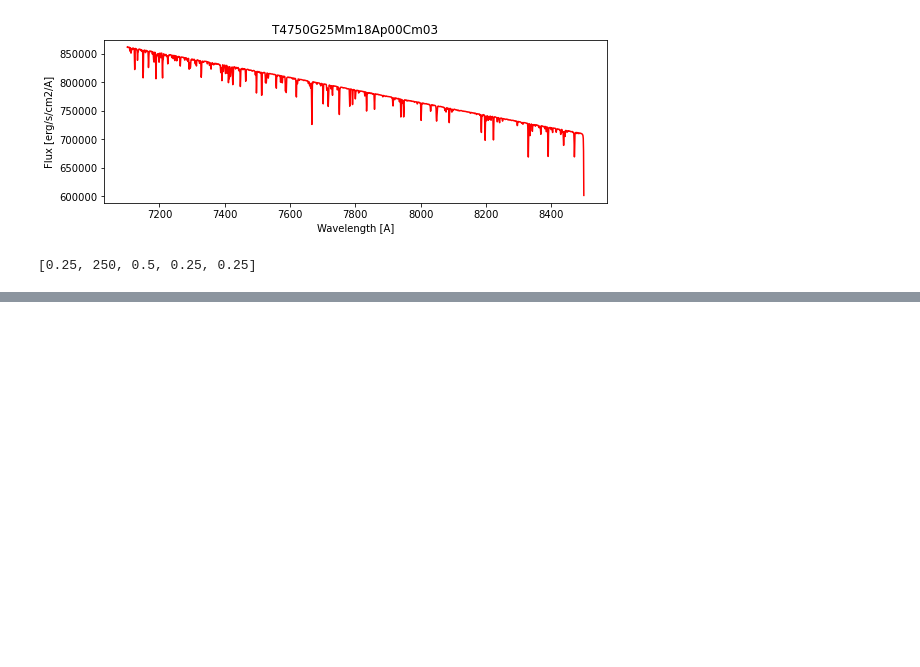
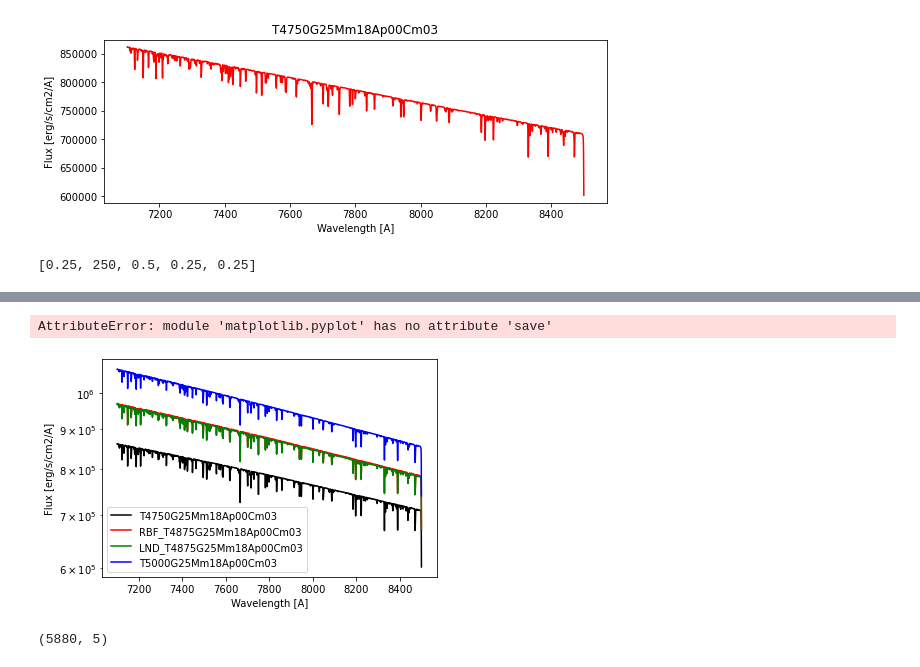
Before and after one commit to ViskaWei/PIML_v0, a Jupyter notebook: nb/test_RBF.ipynb, the cells around one changed output, grey strips where cells are left out. Drawn from its saved outputs; the diff is of its cells as text; code cells hidden in the pictures; blank space fills up the shorter version.

```diff
--- a/nb/test_RBF.ipynb
+++ b/nb/test_RBF.ipynb
@@ -37,0 +119,25 @@ e.test_rbf(e.PhyMid, pmt2)
+# %%
+pmt1 = e.PhyMid
+pmt = e.PhyMid +
+# pmt2 = e.
+flux1, flux2 = e.get_model(pmt1,onGrid=1),  e.get_model(pmt2,onGrid=1)
+flux_RBF = e.rbf_flux(pmt)
+pmt_name = Util.get_pmt_name(*pmt)
+plt.figure(figsize=(6,4), facecolor='w',)
+plt.plot(wave, flux1, label=Util.get_pmt_name(*pmt1), c='k')
+plt.plot(wave, flux_RBF, label="RBF_" + pmt_name , c='r')
+plt.plot(wave, flux_LND, label="LND_" + pmt_name, c='g')
+
+plt.plot(wave, flux2, label=Util.get_pmt_name(*pmt2), c='b')
+plt.xlabel("Wavelength [A]")
+plt.ylabel("Flux [erg/s/cm2/A]")
+plt.yscale("log")
+plt.legend()
+plt.save
+# %% [output]
+AttributeError: module 'matplotlib.pyplot' has no attribute 'save'
+[figure, added]
+# %%
+e.pdx0.shape
+# %% [output]
+(5880, 5)
```
Also changed, not shown: parts of 18 cells of this notebook, 11 other files.
